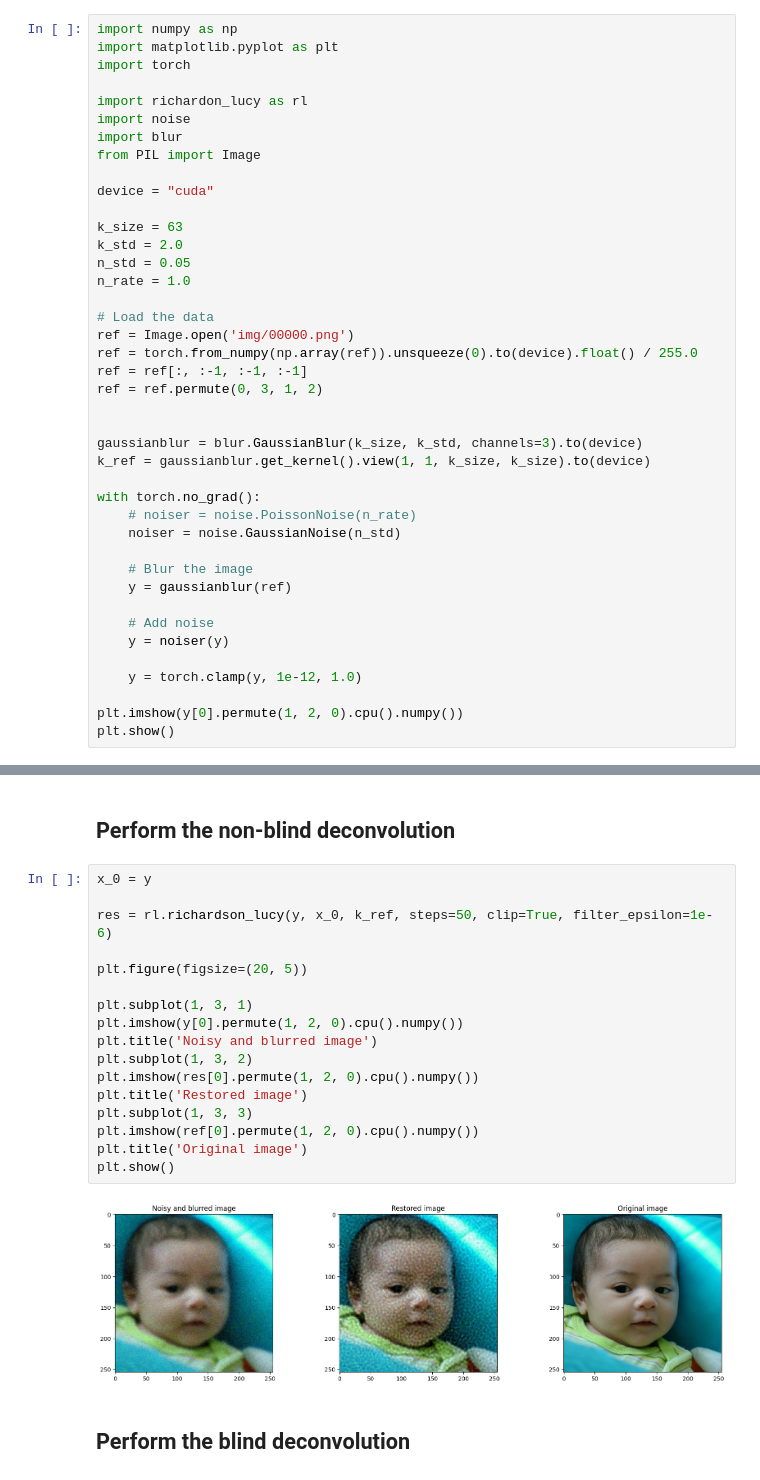
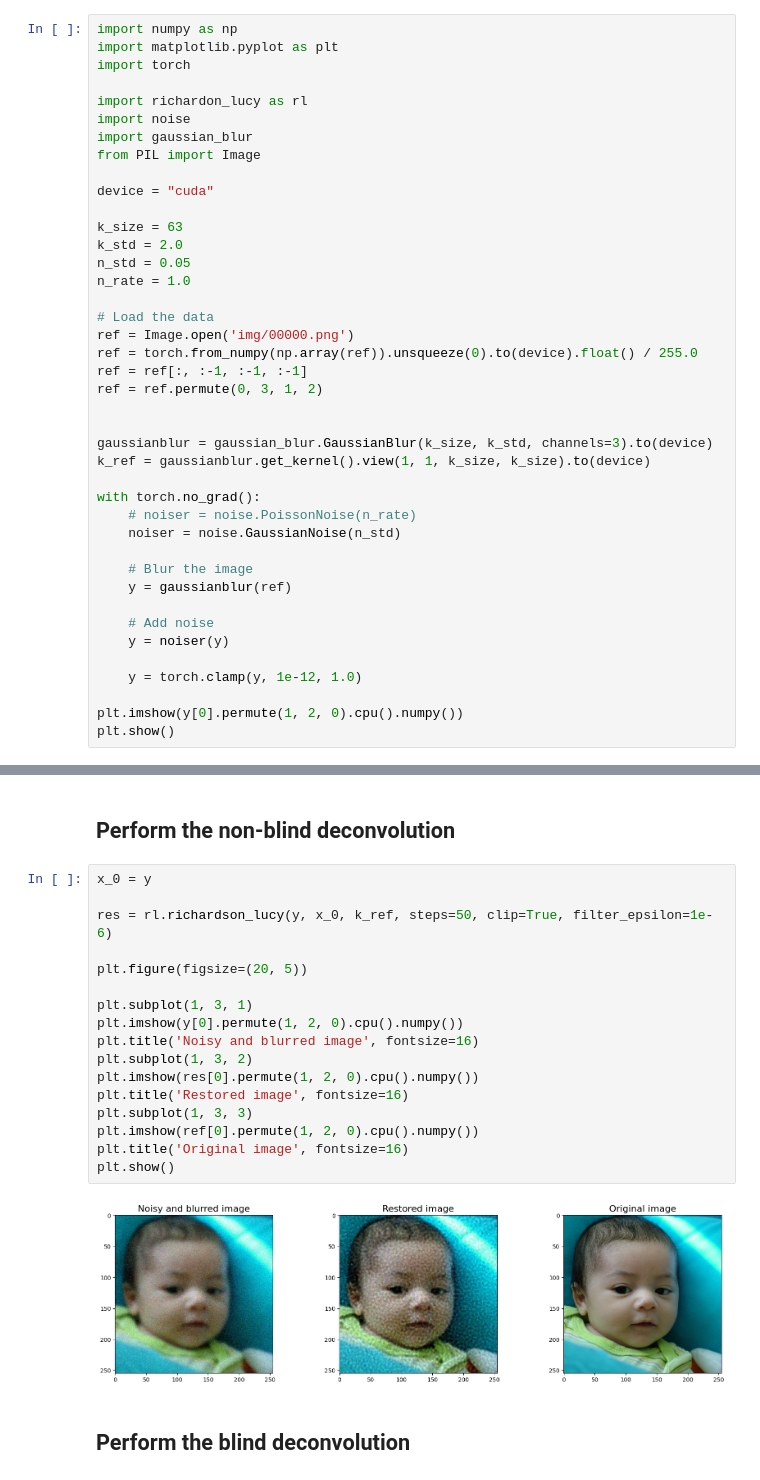
Before and after one commit to Tmodrzyk/richardson-lucy-python, a Jupyter notebook: color.ipynb, the cells around one changed output, grey strips where cells are left out. Saved outputs shown, nothing was run; the diff lists cells and outputs as text.

```diff
--- a/color.ipynb
+++ b/color.ipynb
@@ -9,7 +9,7 @@ import torch
 
 import richardon_lucy as rl
 import noise
-import blur
+import gaussian_blur
 from PIL import Image
 
 device = "cuda"
@@ -26,7 +26,7 @@ ref = ref[:, :-1, :-1, :-1]
 ref = ref.permute(0, 3, 1, 2)
 
 
-gaussianblur = blur.GaussianBlur(k_size, k_std, channels=3).to(device)
+gaussianblur = gaussian_blur.GaussianBlur(k_size, k_std, channels=3).to(device)
 k_ref = gaussianblur.get_kernel().view(1, 1, k_size, k_size).to(device)
 
 with torch.no_grad():
@@ -50,22 +50,22 @@ plt.show()
 # %%
 x_0 = y
 
 res = rl.richardson_lucy(y, x_0, k_ref, steps=50, clip=True, filter_epsilon=1e-6)
 
 plt.figure(figsize=(20, 5))
 
 plt.subplot(1, 3, 1)
 plt.imshow(y[0].permute(1, 2, 0).cpu().numpy())
-plt.title('Noisy and blurred image')
+plt.title('Noisy and blurred image', fontsize=16)
 plt.subplot(1, 3, 2)
 plt.imshow(res[0].permute(1, 2, 0).cpu().numpy())
-plt.title('Restored image')
+plt.title('Restored image', fontsize=16)
 plt.subplot(1, 3, 3)
 plt.imshow(ref[0].permute(1, 2, 0).cpu().numpy())
-plt.title('Original image')
+plt.title('Original image', fontsize=16)
 plt.show()
 # %% [output]
-[figure, old version]
+[figure, new version]
 # %% [markdown]
 ## Perform the blind deconvolution
 # %%
```
Also changed, not shown: parts of 1 cell of this notebook, 5 other files.
